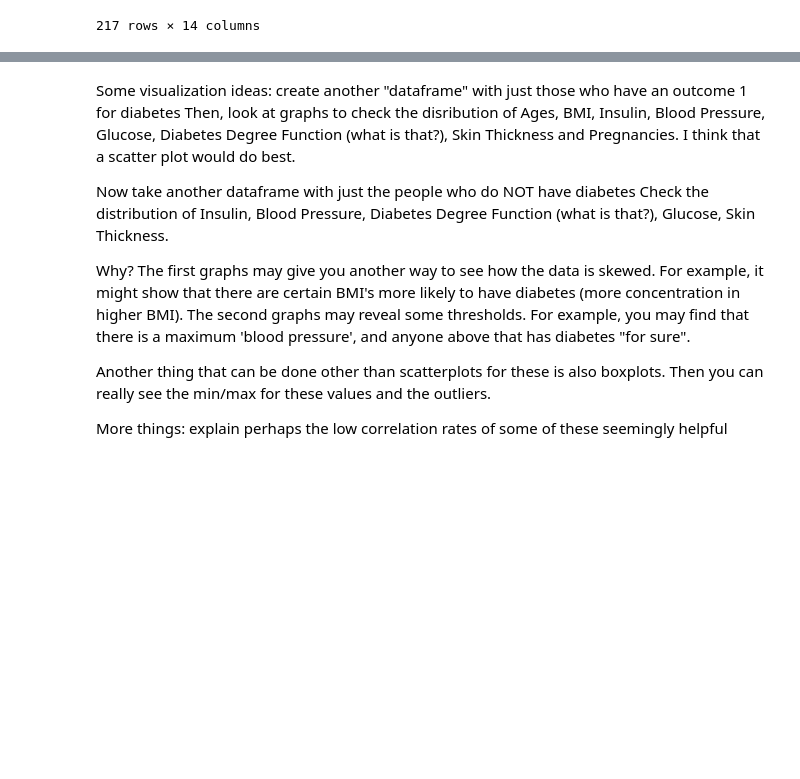
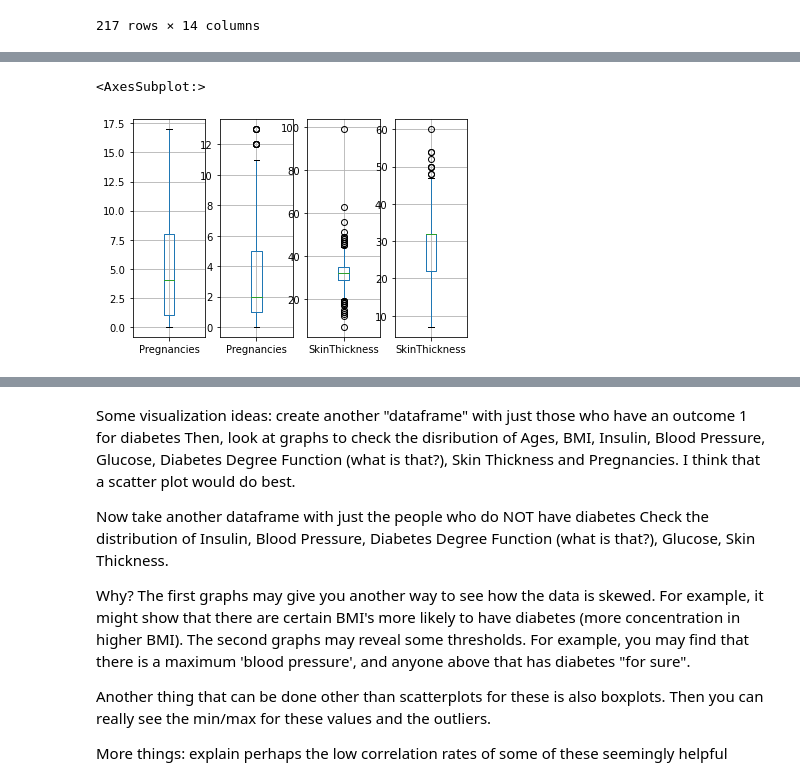
Before and after one commit to Aviost111/Diabetes_Predictions, a Jupyter notebook: Visualization.ipynb, the cells around one changed output, grey strips where cells are left out. Drawn from its saved outputs; the diff is of its cells as text; code cells hidden in the pictures; blank space fills up the shorter version.

```diff
--- a/Visualization.ipynb
+++ b/Visualization.ipynb
@@ -72,0 +75,14 @@ df_false.boxplot(column=['BloodPressure'],ax=axes[3])
+# %%
+# as we can see the average amount of pregnancies and the concentrated amount of pregnancies is higher for people with diabetes
+# and the skinthickness is concentrated for more in 30-35 as apposed to non diabetics which is more between 23-32
+
+fig, axes = plt.subplots(nrows=1, ncols=4)
+
+
+df_true.boxplot(column=['Pregnancies'],ax=axes[0])
+df_false.boxplot(column=['Pregnancies'],ax=axes[1])
+df_true.boxplot(column=['SkinThickness'],ax=axes[2])
+df_false.boxplot(column=['SkinThickness'],ax=axes[3])
+# %% [output]
+<AxesSubplot:>
+[figure, added]
```
Also changed, not shown: parts of 26 cells of this notebook.
